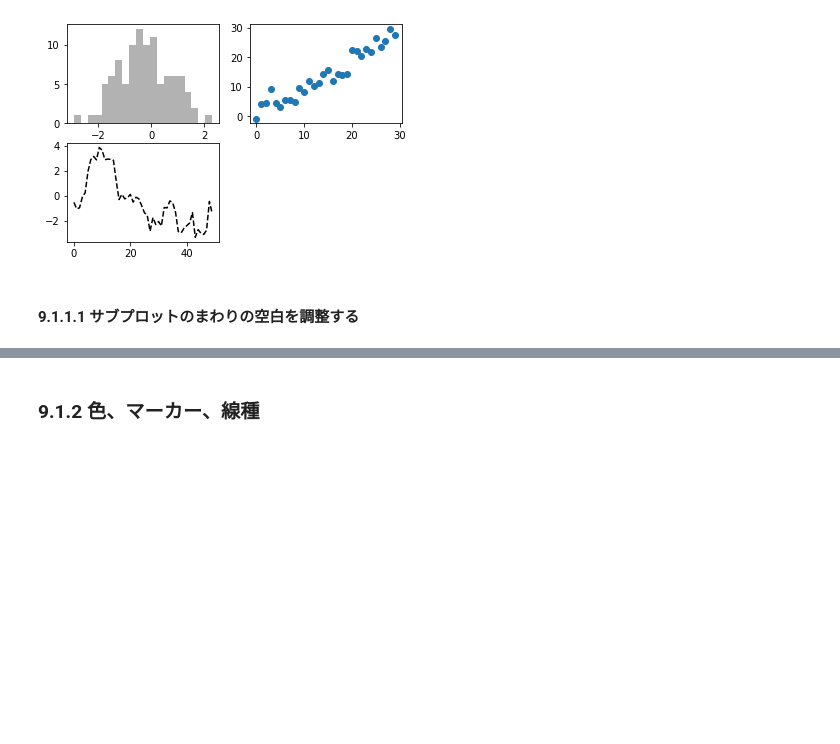
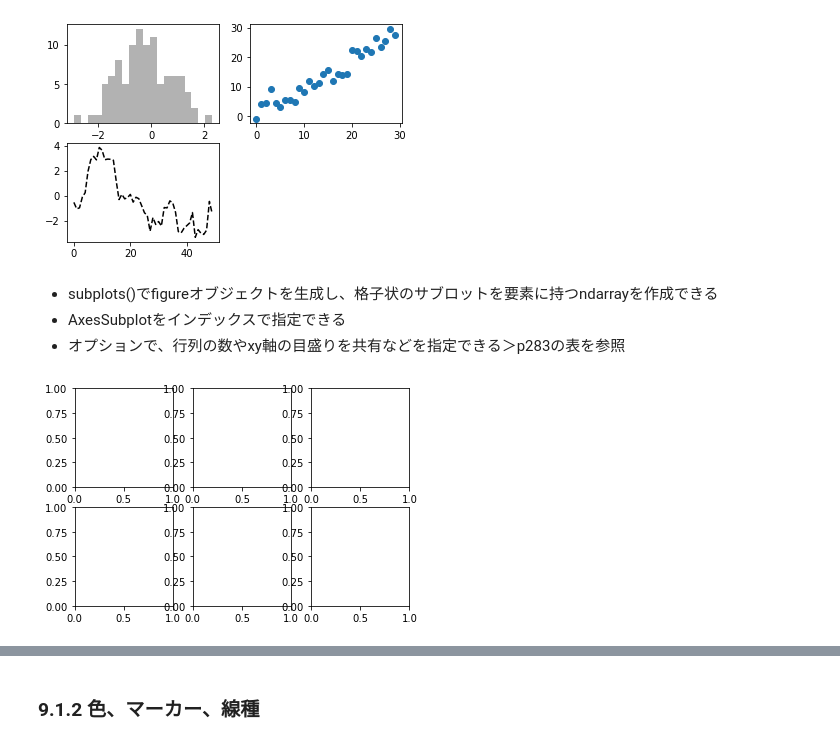
Before and after one commit to makotos-nlproc/py4da-shakyo, a Jupyter notebook: chap9.ipynb, the cells around one changed output, grey strips where cells are left out. Saved outputs shown, nothing was run; the diff lists cells and outputs as text; code cells hidden in the pictures; blank space fills up the shorter version.

```diff
--- a/chap9.ipynb
+++ b/chap9.ipynb
@@ -30,5 +65,11 @@ ax2.scatter(np.arange(30), np.arange(30) + 3 * np.random.randn(30))
 # %% [output]
 &lt;matplotlib.collections.PathCollection at 0x...&gt;
 [figure]
-# %% [markdown]
-#### 9.1.1.1 サブプロットのまわりの空白を調整する
+# %% [markdown]
+- subplots()でfigureオブジェクトを生成し、格子状のサブロットを要素に持つndarrayを作成できる
+- AxesSubplotをインデックスで指定できる
+- オプションで、行列の数やxy軸の目盛りを共有などを指定できる＞p283の表を参照
+# %%
+fig, axes = plt.subplots(2, 3)
+# %% [output]
+[figure, added]
```
Also changed, not shown: parts of 7 cells of this notebook.
